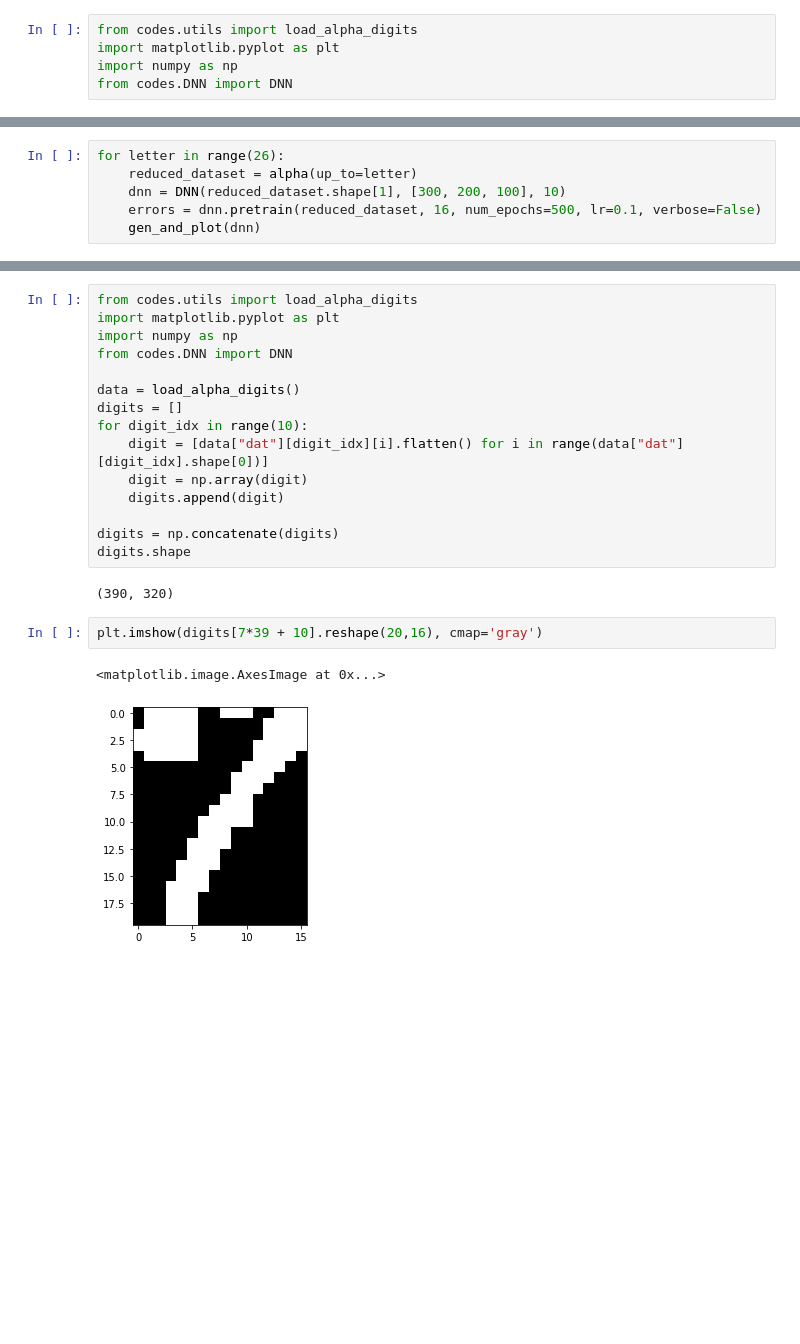
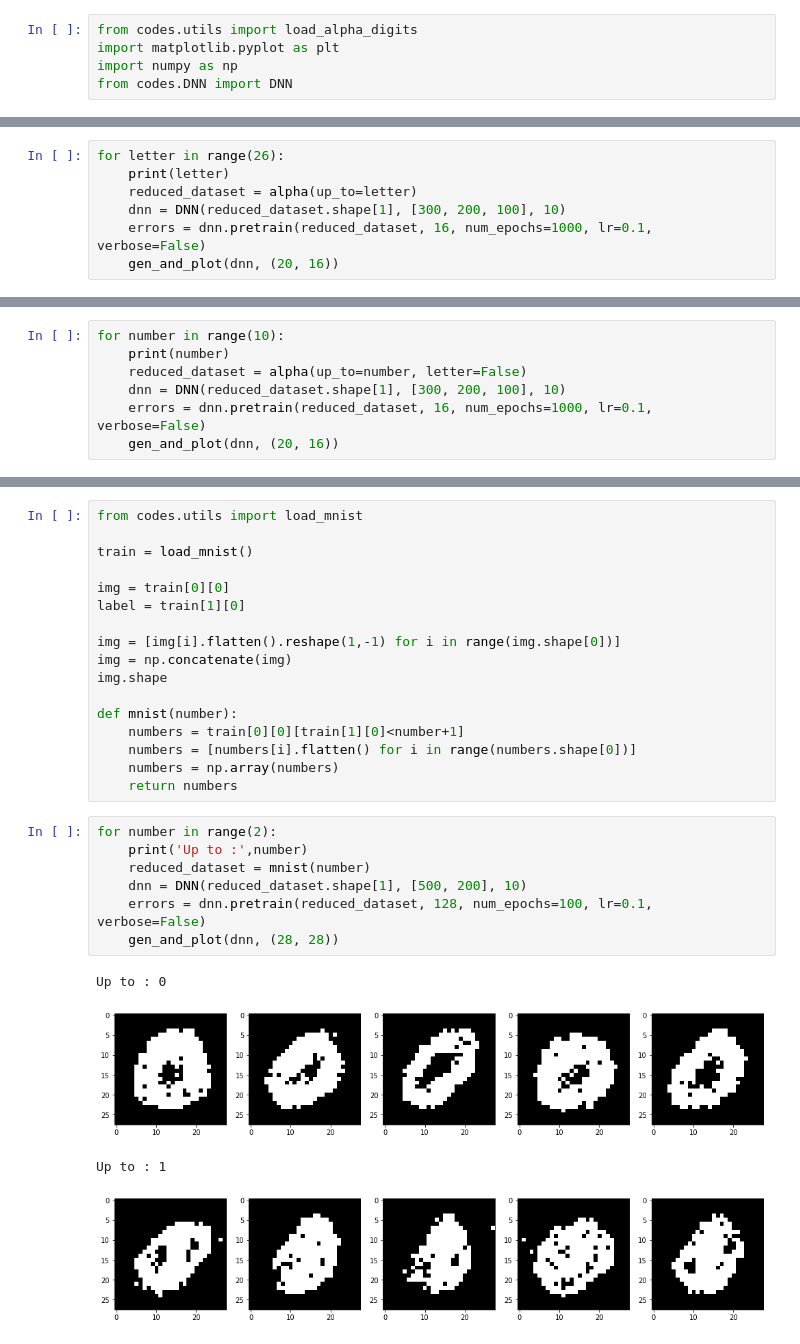
Before and after one commit to Matthieu-LORMEAU/rbm-project, a Jupyter notebook: notebooks/Test DNN alpha_digits.ipynb, the cells around one changed output, grey strips where cells are left out. Cells and saved outputs as stored; diff of their text form; blank space fills up the shorter version.

Commit message:
Image Generation

```diff
--- a/notebooks/Test DNN alpha_digits.ipynb
+++ b/notebooks/Test DNN alpha_digits.ipynb
@@ -31,7 +39,8 @@ def gen_and_plot(dnn: DNN):
 # %%
 for letter in range(26):
+    print(letter)
     reduced_dataset = alpha(up_to=letter)
     dnn = DNN(reduced_dataset.shape[1], [300, 200, 100], 10)
-    errors = dnn.pretrain(reduced_dataset, 16, num_epochs=500, lr=0.1, verbose=False)
-    gen_and_plot(dnn)
+    errors = dnn.pretrain(reduced_dataset, 16, num_epochs=1000, lr=0.1, verbose=False)
+    gen_and_plot(dnn, (20, 16))
 # %% [output]
@@ -50,0 +62,7 @@ for letter in range(26):
+# %%
+for number in range(10):
+    print(number)
+    reduced_dataset = alpha(up_to=number, letter=False)
+    dnn = DNN(reduced_dataset.shape[1], [300, 200, 100], 10)
+    errors = dnn.pretrain(reduced_dataset, 16, num_epochs=1000, lr=0.1, verbose=False)
+    gen_and_plot(dnn, (20, 16))
@@ -53,22 +85,29 @@ for letter in range(26):
 # %%
-from codes.utils import load_alpha_digits
-import matplotlib.pyplot as plt
-import numpy as np
-from codes.DNN import DNN
+from codes.utils import load_mnist
 
-data = load_alpha_digits()
-digits = []
-for digit_idx in range(10):
-    digit = [data["dat"][digit_idx][i].flatten() for i in range(data["dat"][digit_idx].shape[0])]
-    digit = np.array(digit)
-    digits.append(digit)
+train = load_mnist()
 
-digits = np.concatenate(digits)
-digits.shape
+img = train[0][0]
+label = train[1][0]
+
+img = [img[i].flatten().reshape(1,-1) for i in range(img.shape[0])]
+img = np.concatenate(img)
+img.shape
+
+def mnist(number):
+    numbers = train[0][0][train[1][0]<number+1]
+    numbers = [numbers[i].flatten() for i in range(numbers.shape[0])]
+    numbers = np.array(numbers)
+    return numbers
-# %% [output]
-(390, 320)
 # %%
-plt.imshow(digits[7*39 + 10].reshape(20,16), cmap='gray')
+for number in range(2):
+    print('Up to :',number)
+    reduced_dataset = mnist(number)
+    dnn = DNN(reduced_dataset.shape[1], [500, 200], 10)
+    errors = dnn.pretrain(reduced_dataset, 128, num_epochs=100, lr=0.1, verbose=False)
+    gen_and_plot(dnn, (28, 28))
 # %% [output]
-<matplotlib.image.AxesImage at 0x...>
+Up to : 0
-[figure, old version]
+[figure, new version]
+Up to : 1
+[figure, added]
```
Also changed, not shown: parts of 16 cells of this notebook, 1 other file.
